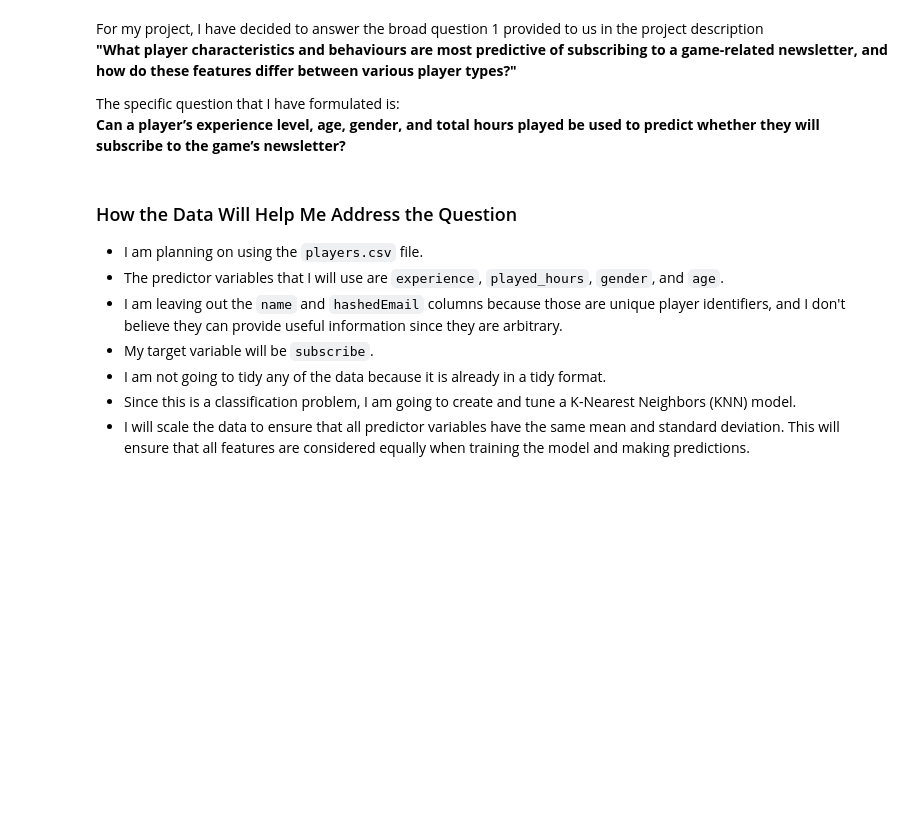
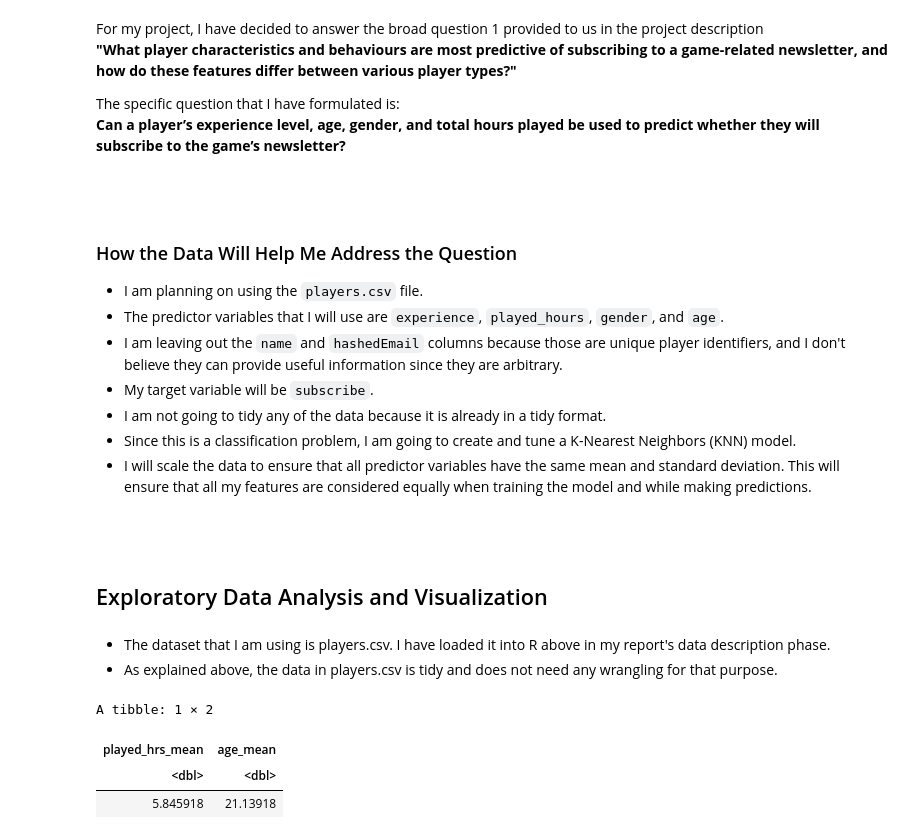
Before and after one commit to pliza/DSCI-100-project, a Jupyter notebook: Project planning stage.ipynb, the cells around one changed output. Drawn from its saved outputs; the diff is of its cells as text; code cells hidden in the pictures; blank space fills up the shorter version.

```diff
--- a/Project planning stage.ipynb
+++ b/Project planning stage.ipynb
@@ -290,6 +290,8 @@ For my project, I have decided to answer the broad question 1 provided to us in
 
 The specific question that I have formulated is: <Br>
 **Can a player’s experience level, age, gender, and total hours played be used to predict whether they will subscribe to the game’s newsletter?**
+# %% [markdown]
+<Br>
 # %% [markdown]
 ### How the Data Will Help Me Address the Question
 
@@ -299,4 +301,24 @@ The specific question that I have formulated is: <Br>
 - My target variable will be `subscribe`.
 - I am not going to tidy any of the data because it is already in a tidy format.
 - Since this is a classification problem, I am going to create and tune a K-Nearest Neighbors (KNN) model.
-- I will scale the data to ensure that all predictor variables have the same mean and standard deviation. This will ensure that all features are considered equally when training the model and making predictions.
+- I will scale the data to ensure that all predictor variables have the same mean and standard deviation. This will ensure that all my features are considered equally when training the model and while making predictions.
+# %% [markdown]
+<Br>
+# %% [markdown]
+<h2> Exploratory Data Analysis and Visualization </h2>
+# %% [markdown]
+- The dataset that I am using is players.csv. I have loaded it into R above in my report's data description phase.
+- As explained above, the data in players.csv is tidy and does not need any wrangling for that purpose.
+# %%
+# computing the mean and converting into vectors
+played_hrs_mean = c(mean(players[["played_hours"]], na.rm=TRUE))
+age_mean = c(mean(players[["Age"]], na.rm=TRUE))
+
+# turning the vectors into tibbles
+mean_summary = tibble(played_hrs_mean, age_mean)
+mean_summary
+# %% [output]
+A tibble: 1 × 2
+| played_hrs_mean | age_mean |
+| <dbl> | <dbl> |
+| 5.845918 | 21.13918 |
```
Also changed, not shown: parts of 5 cells of this notebook.
